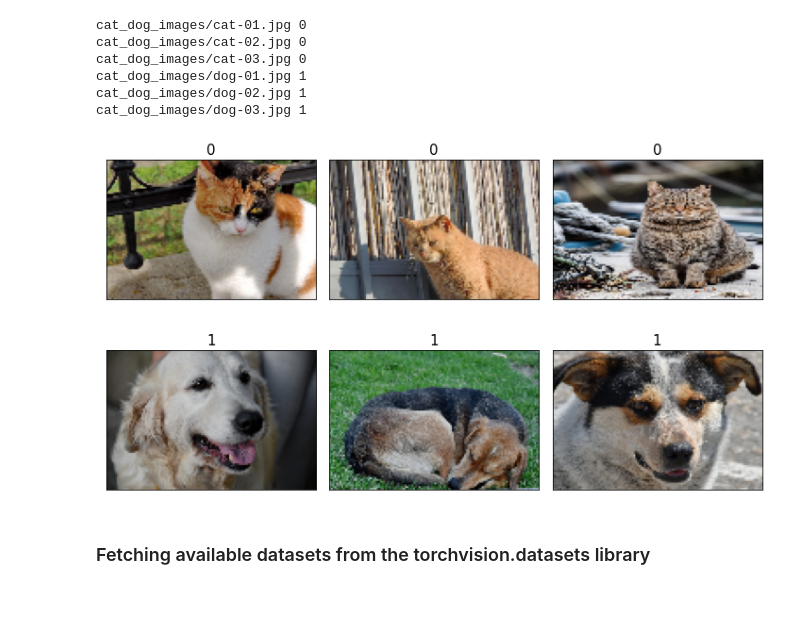
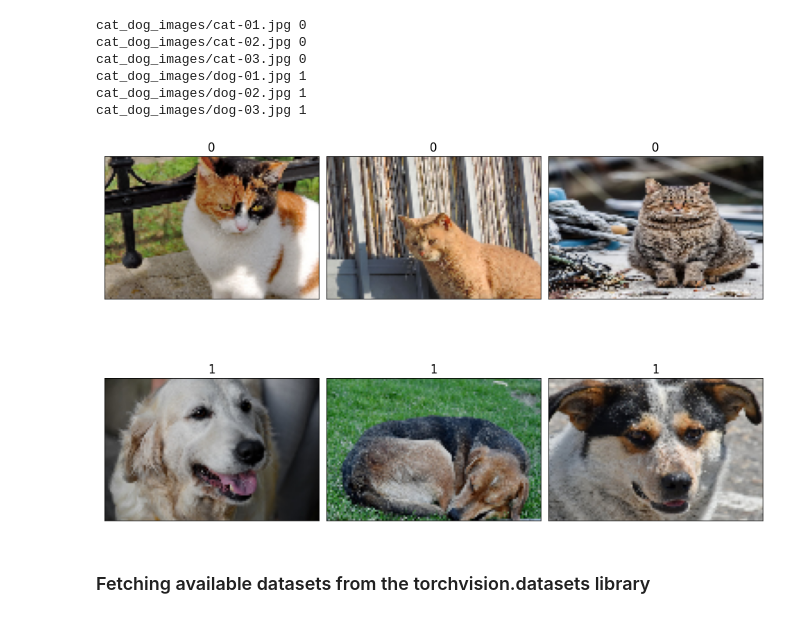
Before and after one commit to gitony0101/blog-stats-tony, a Jupyter notebook: pytorch/1-intro-pytorch.ipynb, the cells around one changed output. Saved outputs shown, nothing was run; the diff lists cells and outputs as text; code cells hidden in the pictures.

```diff
--- a/pytorch/1-intro-pytorch.ipynb
+++ b/pytorch/1-intro-pytorch.ipynb
@@ -322,17 +305,15 @@ import matplotlib.pyplot as plt
 import os
 from PIL import Image
 
-fig = plt.figure(figsize=(10, 5))
-for i, file in enumerate(file_list):
+_, axes = plt.subplots(2, 3, figsize=(10, 6), constrained_layout=True)
+
+for file, ax in zip(file_list, axes.flatten()):
     img = Image.open(file)
-    print('Image shape: ', np.array(img).shape)
-    ax = fig.add_subplot(2, 3, i + 1)
-    ax.set_xticks([])
-    ax.set_yticks([])
+    print(f'Image shape: {np.array(img).shape}')
+    ax.set(xticks=[], yticks=[])
     ax.imshow(img)
     ax.set_title(os.path.basename(file), size=15)
 
 # plt.savefig('figures/1-02.png')
-plt.tight_layout()
 plt.show()
 # %% [output]
@@ -405,19 +388,17 @@ transform = transforms.Compose([
 
 image_dataset = ImageDataset(file_list, labels, transform)
 # %%
-fig = plt.figure(figsize=(10, 6))
-for i, example in enumerate(image_dataset):
-    ax = fig.add_subplot(2, 3, i + 1)
-    ax.set_xticks([])
-    ax.set_yticks([])
+_, axes = plt.subplots(2, 3, figsize=(12, 8), constrained_layout=True)
+
+for example, ax in zip(image_dataset, axes.flatten()):
+    ax.set(xticks=[], yticks=[])
     ax.imshow(example[0].numpy().transpose((1, 2, 0)))
     ax.set_title(f'{example[1]}', size=15)
 
-plt.tight_layout()
 # plt.savefig('figures/1-03.png')
 plt.show()
 # %% [output]
-[figure, old version]
+[figure, new version]
 # %% [markdown]
 ### Fetching available datasets from the torchvision.datasets library
 # %%
```
Also changed, not shown: parts of 16 cells of this notebook, 2 other files.
